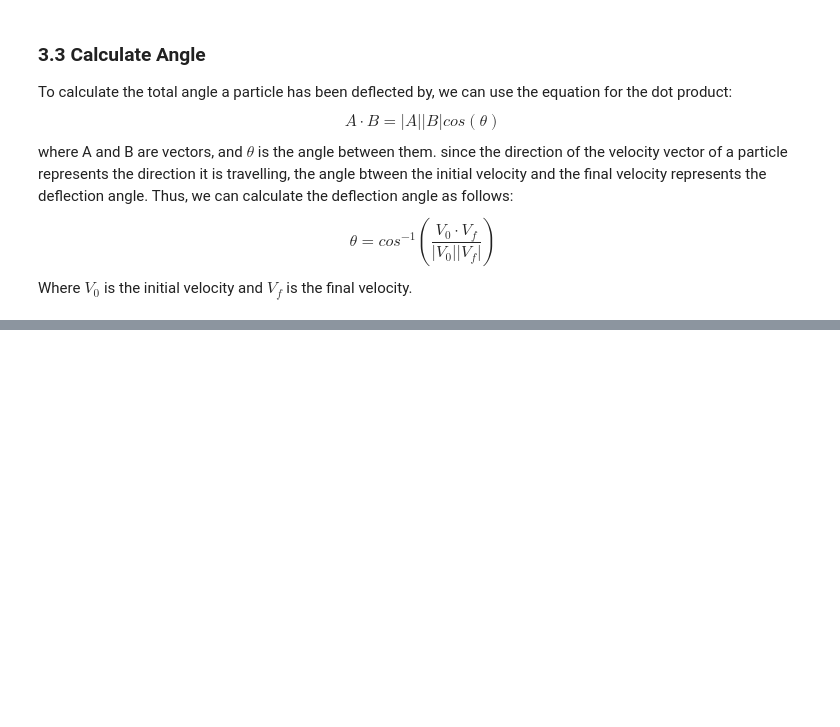
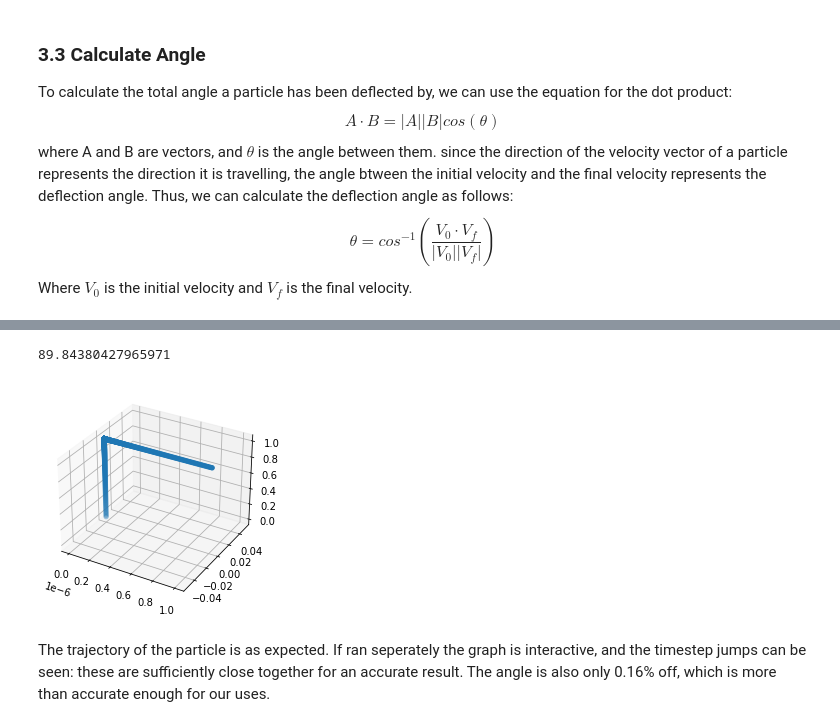
Before and after one commit to freddien03/Simulating-Rutherford-Scattering, a Jupyter notebook: Simulating-Rutherford-Scattering.ipynb, the cells around one changed output, grey strips where cells are left out. Saved outputs shown, nothing was run; the diff lists cells and outputs as text; code cells hidden in the pictures; blank space fills up the shorter version.

```diff
--- a/Simulating-Rutherford-Scattering.ipynb
+++ b/Simulating-Rutherford-Scattering.ipynb
@@ -589,0 +687,15 @@ plt.show()
+# %%
+singleSim = goldAtom.singleSim(b=1.5210857e-14)
+print(singleSim["angle"])
+
+fig = plt.figure()
+ax = fig.add_subplot(projection='3d')
+ax.scatter(singleSim["positions"][...,0], singleSim["positions"][...,1], singleSim["positions"][...,2], marker = "o")
+for nucleus in goldAtom.nuclei:
+    ax.scatter(nucleus.position[0], nucleus.position[1], nucleus.position[2], marker = "X")
+plt.show()
+# %% [output]
+89.84380427965971
+[figure, added]
+# %% [markdown]
+The trajectory of the particle is as expected. If ran seperately the graph is interactive, and the timestep jumps can be seen: these are sufficiently close together for an accurate result. The angle is also only 0.16% off, which is more than accurate enough for our uses.
```
Also changed, not shown: parts of 81 cells of this notebook, 14 other files.
